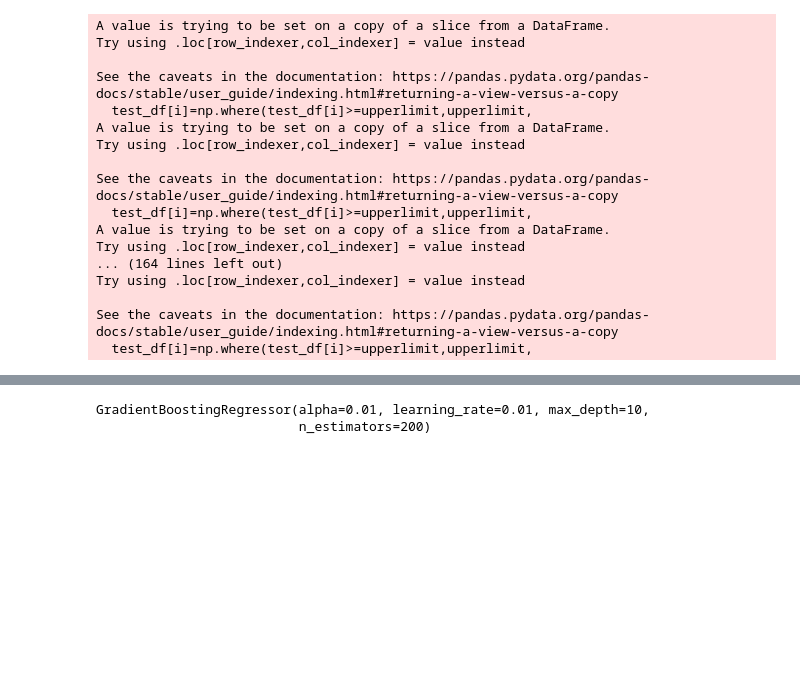
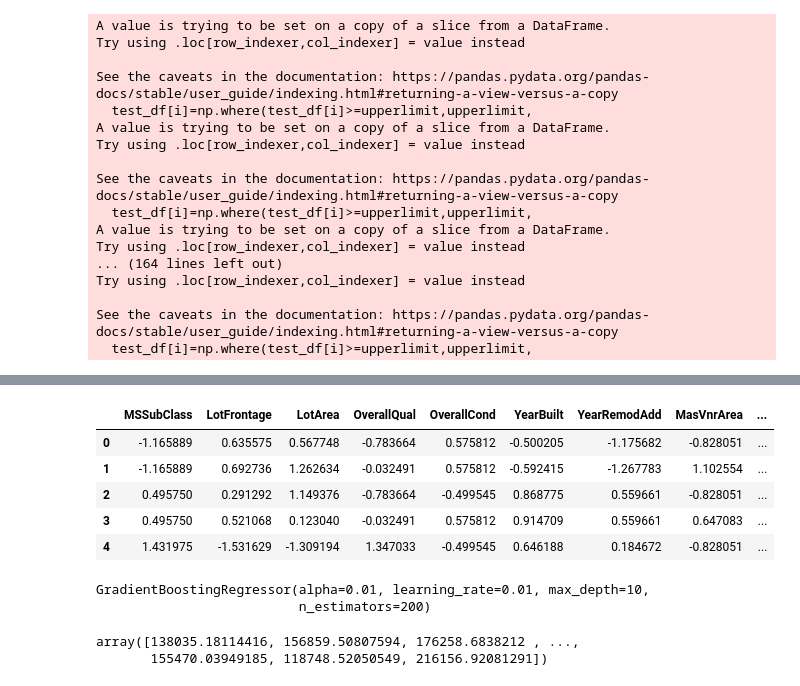
Before and after one commit to muzahid120/kaggle-competition, a Jupyter notebook: house price compet/housepricecompet.ipynb, the cells around one changed output, grey strips where cells are left out. Cells and saved outputs as stored; diff of their text form; code cells hidden in the pictures; blank space fills up the shorter version.

```diff
--- a/house price compet/housepricecompet.ipynb
+++ b/house price compet/housepricecompet.ipynb
@@ -299,0 +302,19 @@ y_train=train_df['SalePrice']
+# %%
+from sklearn.preprocessing import PowerTransformer, KBinsDiscretizer
+
+pt = PowerTransformer()
+kb = KBinsDiscretizer(n_bins=15, encode='ordinal', strategy='quantile')
+
+# Check the num_col variable
+print("num_col:", num_col)
+
+# Check the shape of x_train and x_train_transform
+print("x_train shape:", x_train.shape)
+print("x_train_transform shape:", x_train_transform.shape)
+
+# Check the index of x_train_transform[num_col]
+print("Index of x_train_transform[num_col]:")
+
+# Try to assign values again
+x_train[num_col]=pt.fit_transform(x_train[num_col])
+test_df[num_col]=pt.transform(test_df[num_col])
@@ -300,3 +331,12 @@ y_train=train_df['SalePrice']
+# %%
+test_df.head(5)
+# %% [output]
+|  | MSSubClass | LotFrontage | LotArea | OverallQual | OverallCond | YearBuilt | YearRemodAdd | MasVnrArea | ... |
+| 0 | -1.165889 | 0.635575 | 0.567748 | -0.783664 | 0.575812 | -0.500205 | -1.175682 | -0.828051 | ... |
+| 1 | -1.165889 | 0.692736 | 1.262634 | -0.032491 | 0.575812 | -0.592415 | -1.267783 | 1.102554 | ... |
+| 2 | 0.495750 | 0.291292 | 1.149376 | -0.783664 | -0.499545 | 0.868775 | 0.559661 | -0.828051 | ... |
+| 3 | 0.495750 | 0.521068 | 0.123040 | -0.032491 | 0.575812 | 0.914709 | 0.559661 | 0.647083 | ... |
+| 4 | 1.431975 | -1.531629 | -1.309194 | 1.347033 | -0.499545 | 0.646188 | 0.184672 | -0.828051 | ... |
 # %%
 from sklearn.ensemble import GradientBoostingRegressor
 # %%
@@ -308,3 +348,7 @@ GradientBoostingRegressor(alpha=0.01, learning_rate=0.01, max_depth=10,
                           n_estimators=200)
 # %%
 y_pred=gbr.predict(test_df.values)
+y_pred
+# %% [output]
+array([138035.18114416, 156859.50807594, 176258.6838212 , ...,
+       155470.03949185, 118748.52050549, 216156.92081291])
```
Also changed, not shown: parts of 14 cells of this notebook, 6 other files.
